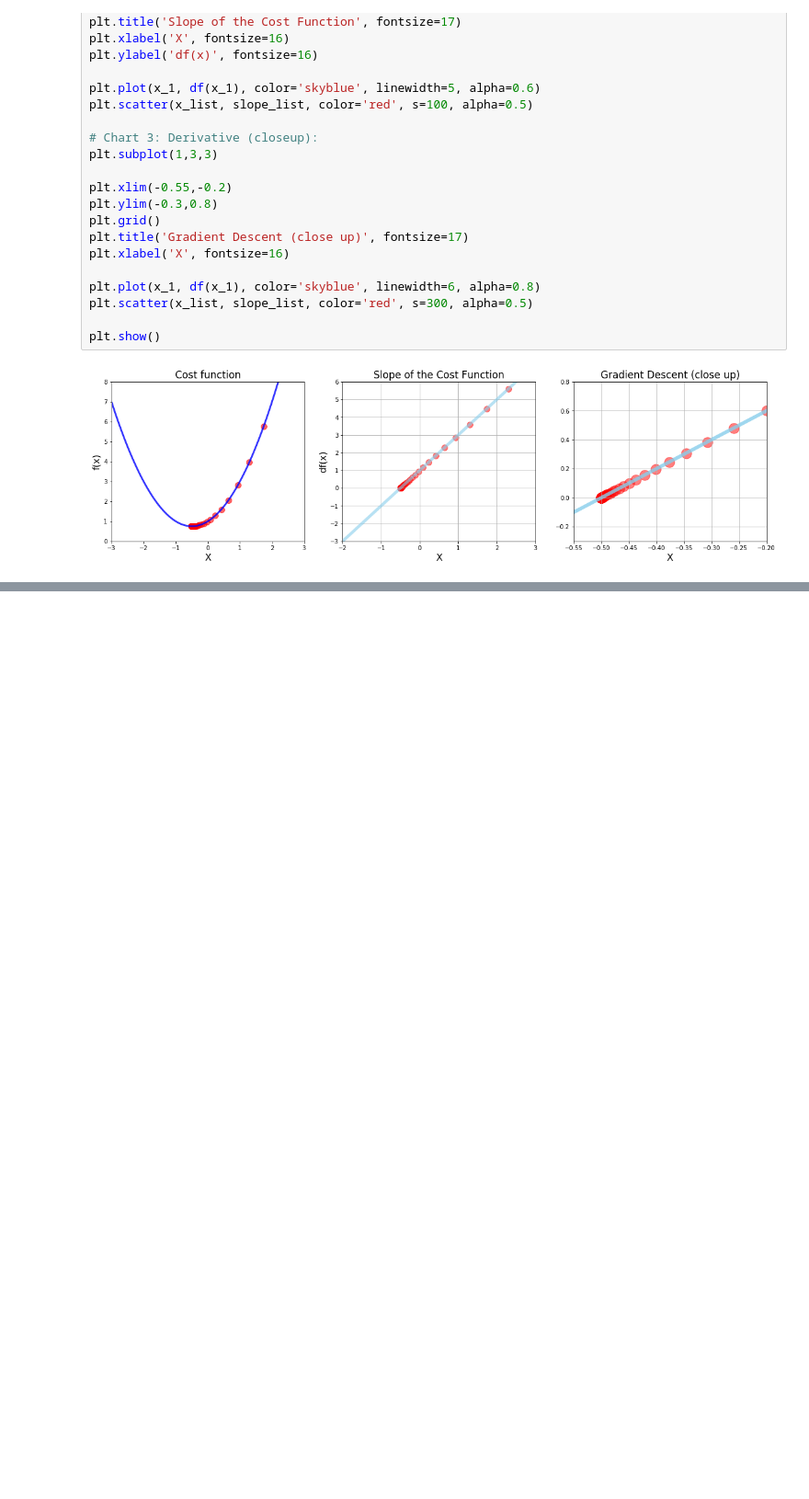
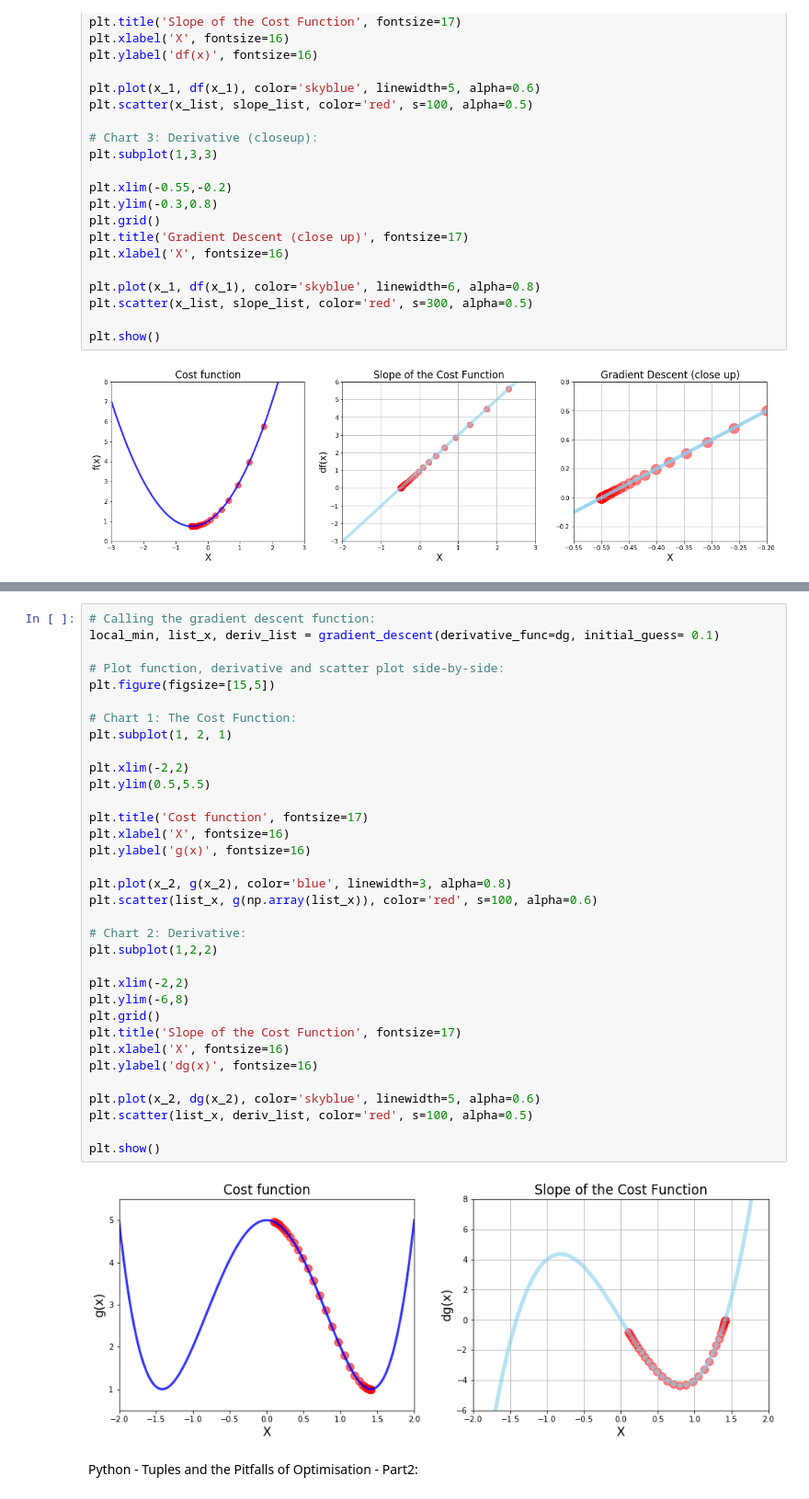
Before and after one commit to Sampatankar/DataScienceBootcamp2020-Python, a Jupyter notebook: 4Optimisation&GradientDescent/03GradientDescent.ipynb, the cells around one changed output, grey strips where cells are left out. Shown: that part at 92% size. Saved outputs shown, nothing was run; the diff lists cells and outputs as text; blank space fills up the shorter version.

```diff
--- a/4Optimisation&GradientDescent/03GradientDescent.ipynb
+++ b/4Optimisation&GradientDescent/03GradientDescent.ipynb
@@ -182,0 +277,38 @@ plt.show()
+# %%
+# Calling the gradient descent function:
+local_min, list_x, deriv_list = gradient_descent(derivative_func=dg, initial_guess= 0.1)
+
+# Plot function, derivative and scatter plot side-by-side:
+plt.figure(figsize=[15,5])
+
+# Chart 1: The Cost Function:
+plt.subplot(1, 2, 1)
+
+plt.xlim(-2,2)
+plt.ylim(0.5,5.5)
+
+plt.title('Cost function', fontsize=17)
+plt.xlabel('X', fontsize=16)
+plt.ylabel('g(x)', fontsize=16)
+
+plt.plot(x_2, g(x_2), color='blue', linewidth=3, alpha=0.8)
+plt.scatter(list_x, g(np.array(list_x)), color='red', s=100, alpha=0.6)
+
+# Chart 2: Derivative:
+plt.subplot(1,2,2)
+
+plt.xlim(-2,2)
+plt.ylim(-6,8)
+plt.grid()
+plt.title('Slope of the Cost Function', fontsize=17)
+plt.xlabel('X', fontsize=16)
+plt.ylabel('dg(x)', fontsize=16)
+
+plt.plot(x_2, dg(x_2), color='skyblue', linewidth=5, alpha=0.6)
+plt.scatter(list_x, deriv_list, color='red', s=100, alpha=0.5)
+
+plt.show()
+# %% [output]
+[figure, added]
+# %% [markdown]
+Python - Tuples and the Pitfalls of Optimisation - Part2:
```
Also changed, not shown: parts of 16 cells of this notebook, 1 other file.
